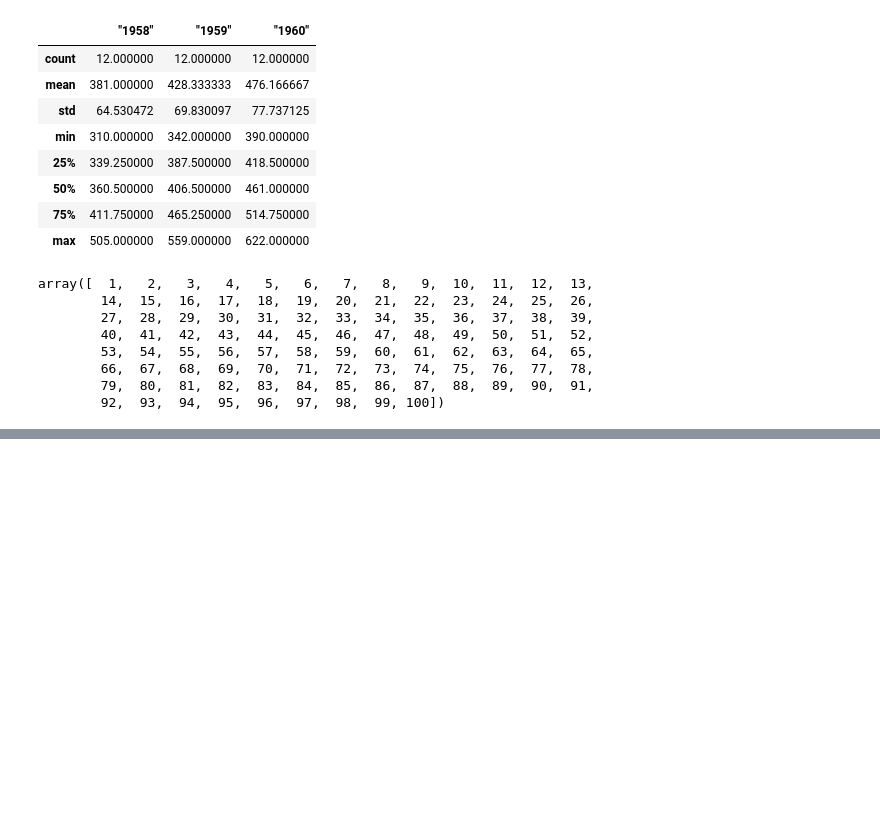
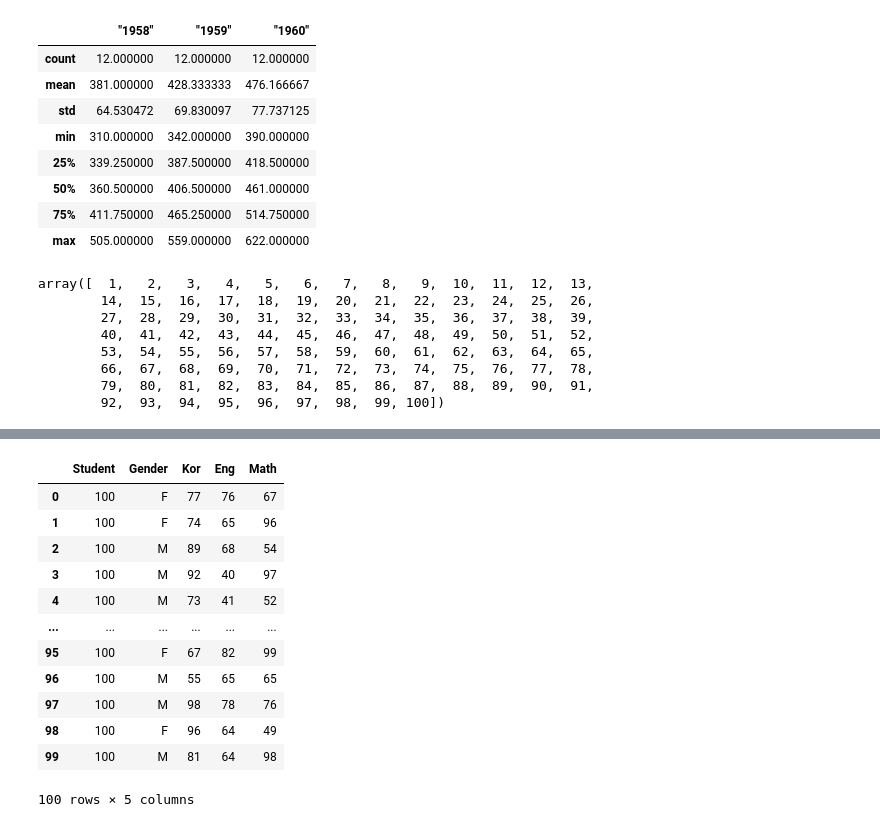
Before and after one commit to Lier0102/pwnable_, a Jupyter notebook: asdf.ipynb, the cells around one changed output, grey strips where cells are left out. Drawn from its saved outputs; the diff is of its cells as text; code cells hidden in the pictures; blank space fills up the shorter version.

```diff
--- a/asdf.ipynb
+++ b/asdf.ipynb
@@ -683,0 +693,24 @@ gender
+# %%
+pd0 = pd.DataFrame({
+    'Student': num,
+    'Gender': gender,
+    'Kor': kor,
+    'Eng': eng,
+    'Math': math
+})
+
+pd0
+# %% [output]
+|  | Student | Gender | Kor | Eng | Math |
+| 0 | 100 | F | 77 | 76 | 67 |
+| 1 | 100 | F | 74 | 65 | 96 |
+| 2 | 100 | M | 89 | 68 | 54 |
+| 3 | 100 | M | 92 | 40 | 97 |
+| 4 | 100 | M | 73 | 41 | 52 |
+| ... | ... | ... | ... | ... | ... |
+| 95 | 100 | F | 67 | 82 | 99 |
+| 96 | 100 | M | 55 | 65 | 65 |
+| 97 | 100 | M | 98 | 78 | 76 |
+| 98 | 100 | F | 96 | 64 | 49 |
+| 99 | 100 | M | 81 | 64 | 98 |
+100 rows × 5 columns
```
Also changed, not shown: parts of 9 cells of this notebook.
